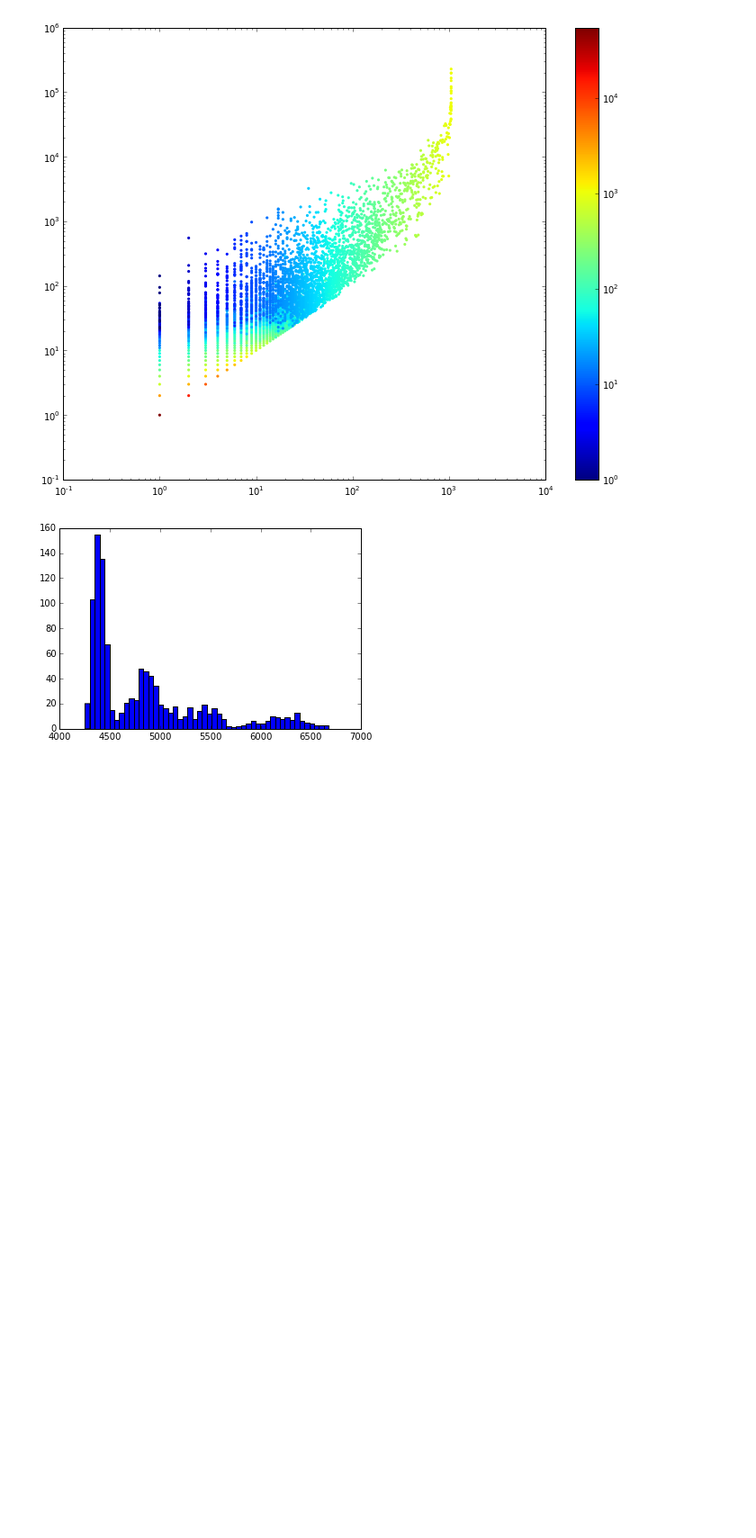
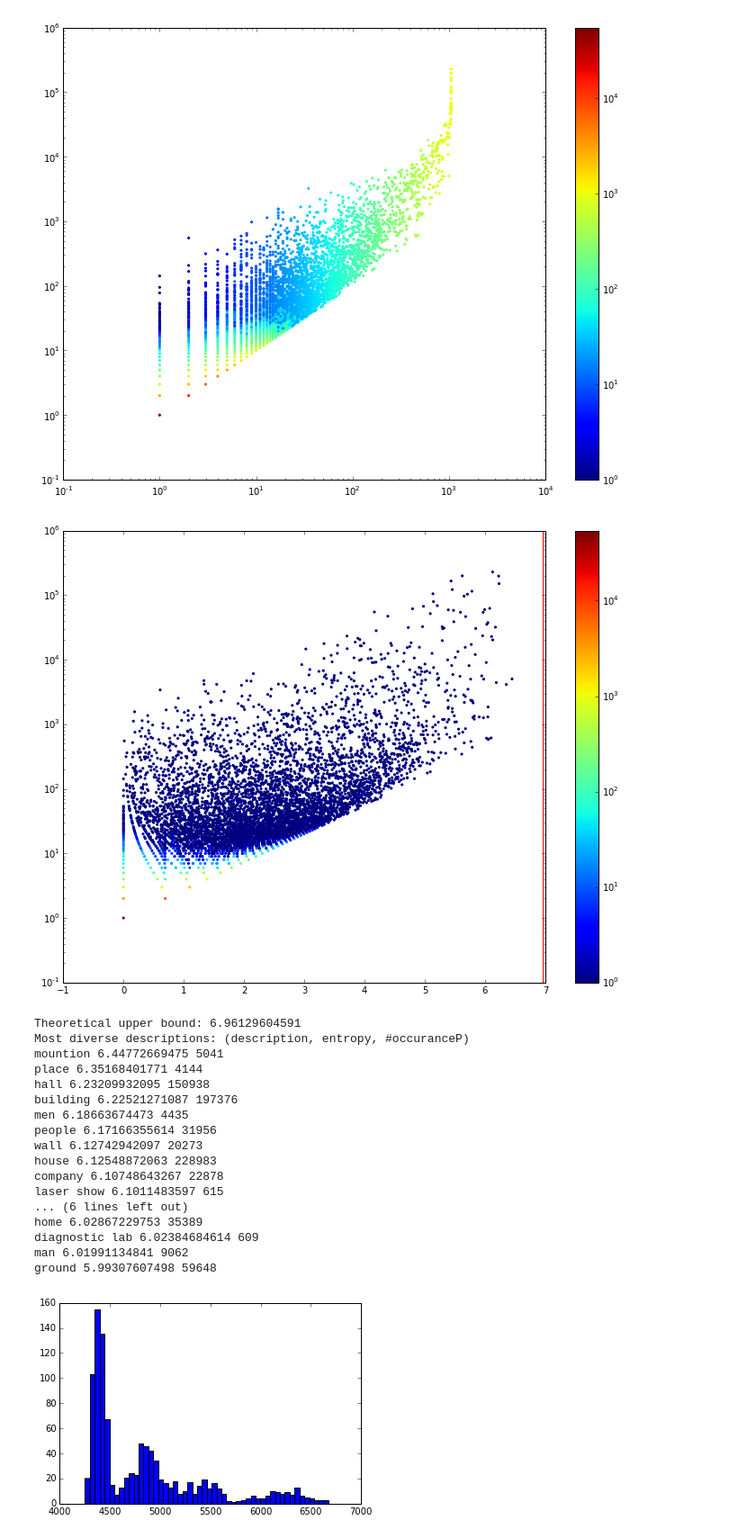
Before and after one commit to Y-W/CategoryTaxonomy, a Jupyter notebook: desc_stat.ipynb, the cells around one changed output. Shown at 90% size. Cells and saved outputs as stored; diff of their text form; code cells hidden in the pictures; blank space fills up the shorter version.

```diff
--- a/desc_stat.ipynb
+++ b/desc_stat.ipynb
@@ -103,6 +128,57 @@ ax.set_yscale('log')
 plt.show()
 # %% [output]
 [figure]
+# %%
+# entropy of category distribution - log #occurance, for each description
+desc_cat_cnt = defaultdict(Counter)
+for (cat, desc), cnt in data.iteritems():
+    desc_cat_cnt[desc][cat]+=cnt
+pltData = []
+topEntropy = []
+from scipy.stats import entropy
+from sklearn.preprocessing import normalize
+for desc, cntr in desc_cat_cnt.iteritems():
+    occ = sum(cntr.values())
+    dist = np.array(cntr.values(), dtype='float') / occ
+    ent = entropy(dist)
+    pltData.append((ent, occ))
+    topEntropy.append((ent, desc, occ))
+pltDensity = Counter(pltData)
+pltData = [(x, y, z) for (x, y), z in pltDensity.most_common()]
+pltX, pltY, pltColor = zip(*pltData)
+# pltColor = np.log10(pltColor)
+fig = plt.figure(figsize=(12, 9))
+ax = fig.add_subplot(1,1,1)
+scat = ax.scatter(pltX, pltY, c=pltColor, s=10, edgecolor='', norm=pltColors.LogNorm())
+cbar = fig.colorbar(scat, ax=ax)
+ax.set_yscale('log')
+ax.axvline(x=np.log(len(catOccur.keys())), color='r')
+plt.show()
+
+print 'Theoretical upper bound:', np.log(len(catOccur.keys()))
+print 'Most diverse descriptions: (description, entropy, #occuranceP)'
+topEntropy.sort(key=lambda (e, d, o): e, reverse=True)
+for e, d, o in topEntropy[:20]:
+    print d, e, o
+# %% [output]
+[figure, added]
+Theoretical upper bound: 6.96129604591
+Most diverse descriptions: (description, entropy, #occuranceP)
+mountion 6.44772669475 5041
+place 6.35168401771 4144
+hall 6.23209932095 150938
+building 6.22521271087 197376
+men 6.18663674473 4435
+people 6.17166355614 31956
+wall 6.12742942097 20273
+house 6.12548872063 228983
+company 6.10748643267 22878
+laser show 6.1011483597 615
+... (6 lines left out)
+home 6.02867229753 35389
+diagnostic lab 6.02384684614 609
+man 6.01991134841 9062
+ground 5.99307607498 59648
 # %%
 # histogram of #occurance, for each category
 pltData = [v for k, v in catOccur.most_common()]
```
Also changed, not shown: parts of 3 cells of this notebook.
